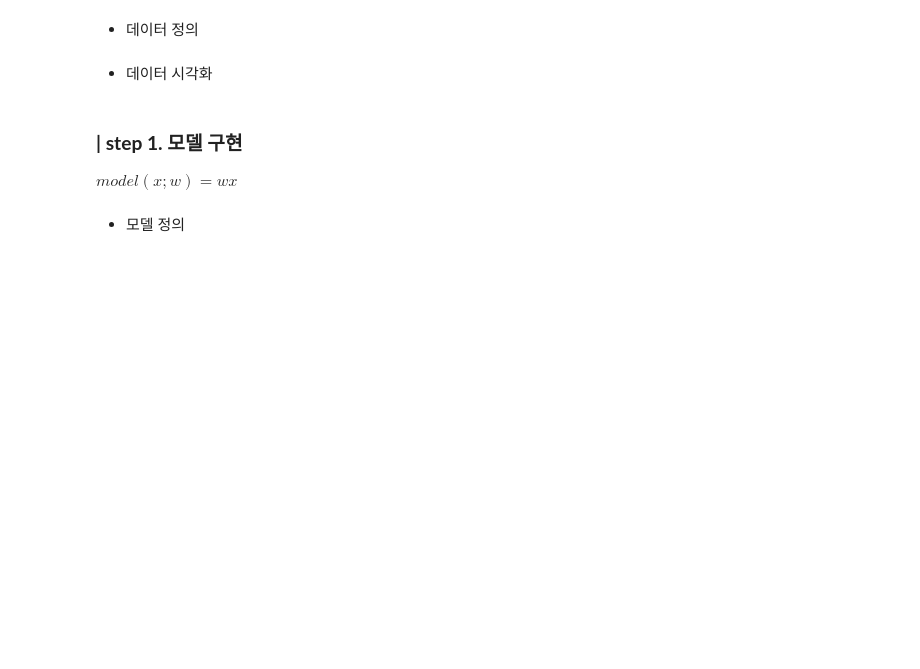
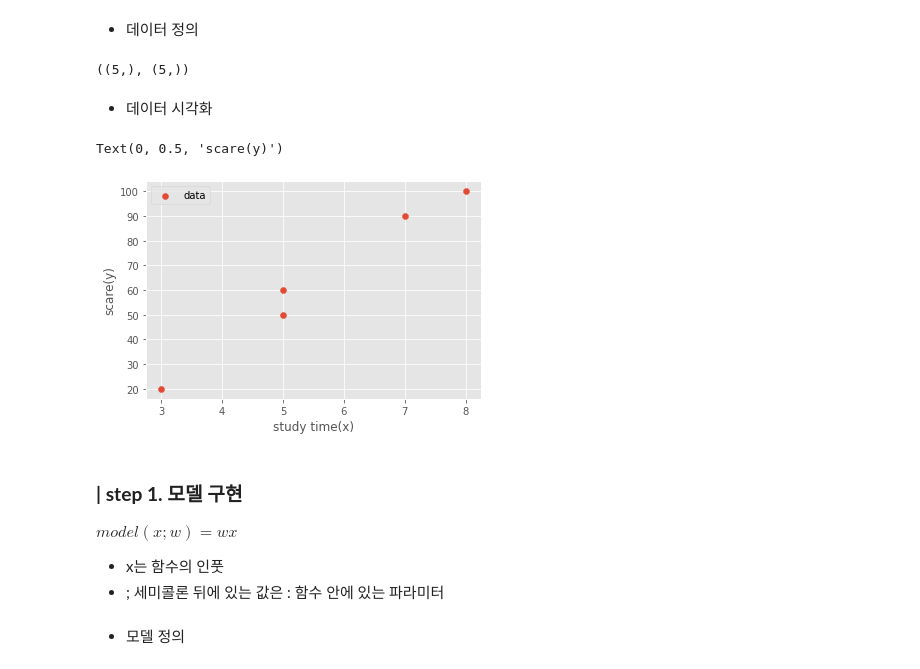
Before and after one commit to GETHUB55/SkillTreePython-DataAnalysis, a Jupyter notebook: ch05_03_기초모델구현_회귀모델맛보기.ipynb, the cells around one changed output. Saved outputs shown, nothing was run; the diff lists cells and outputs as text; code cells hidden in the pictures; blank space fills up the shorter version.

````diff
--- a/ch05_03_기초모델구현_회귀모델맛보기.ipynb
+++ b/ch05_03_기초모델구현_회귀모델맛보기.ipynb
@@ -17,6 +17,10 @@ import numpy as np
 import matplotlib.pyplot as plt
 plt.style.use("ggplot")
 ```
+# %%
+import numpy as np
+import matplotlib.pyplot as plt
+plt.style.use("ggplot")
 # %% [markdown]
 ## 단순 회귀 문제
 ---
@@ -31,11 +35,30 @@ plt.style.use("ggplot")
 |8|100|
 # %% [markdown]
 * 데이터 정의
+# %%
+x= np.array([3,5,5,7,8])
+y= np.array([20,50,60,90,100])
+x.shape, y.shape
+# %% [output]
+((5,), (5,))
 # %% [markdown]
 * 데이터 시각화
+# %%
+plt.scatter(x,y, label='data')
+plt.legend()
+plt.xlabel('study time(x)')
+plt.ylabel('scare(y)')
+# %% [output]
+Text(0, 0.5, 'scare(y)')
+[figure, added]
 # %% [markdown]
 ### **| step 1. 모델 구현**
 
 $model(x;w) = wx$
+
+
+
+*   x는 함수의 인풋
+*  ; 세미콜론 뒤에 있는 값은 : 함수 안에 있는 파라미터
 # %% [markdown]
 * 모델 정의
````
Also changed, not shown: parts of 15 cells of this notebook.
